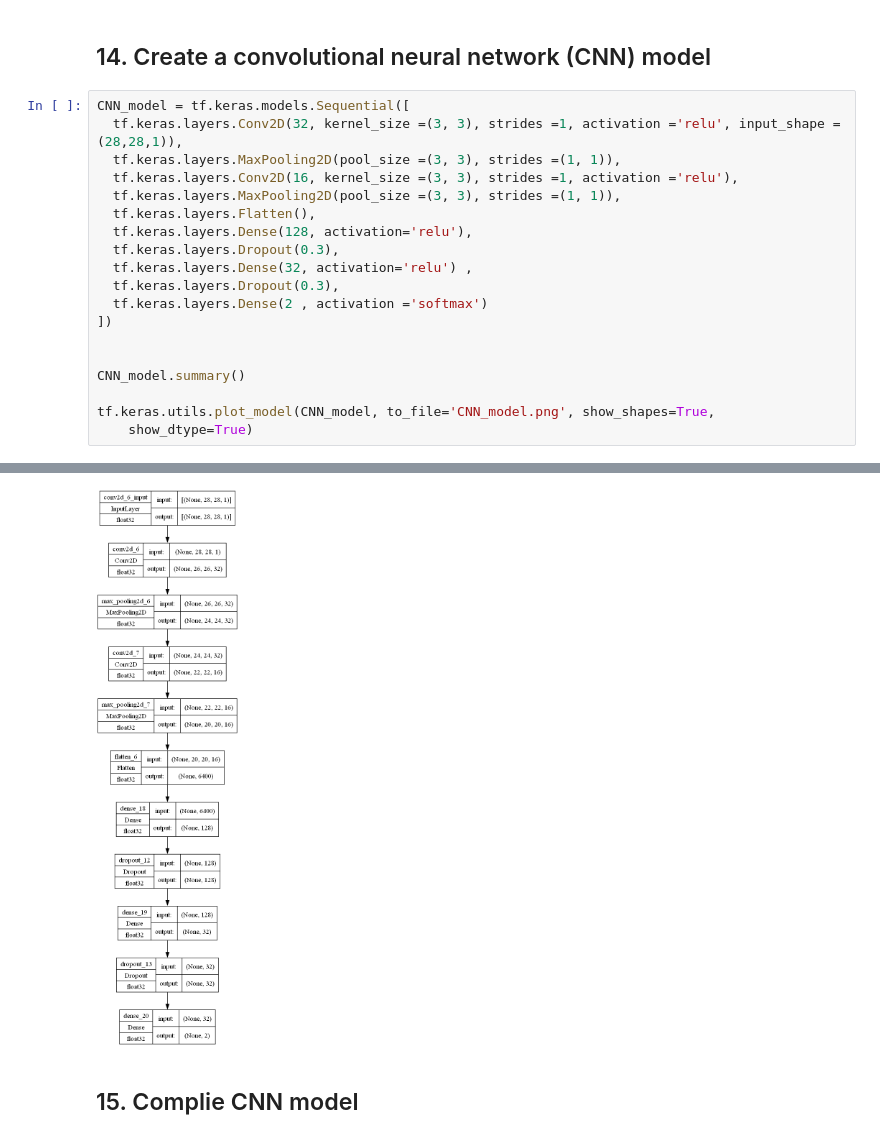
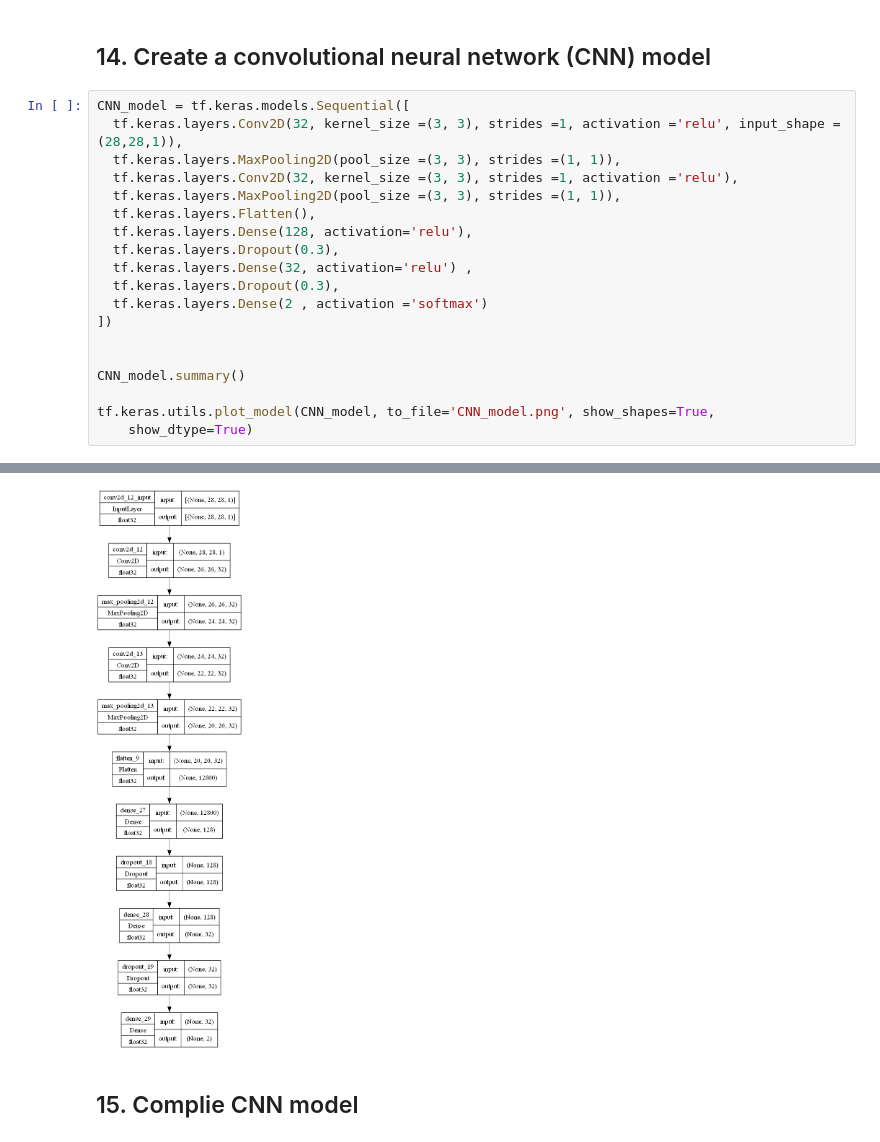
Before and after one commit to alexngys/AMLS_23-24_SN20000879, a Jupyter notebook: A/train.ipynb, the cells around one changed output, grey strips where cells are left out. Cells and saved outputs as stored; diff of their text form.

```diff
--- a/A/train.ipynb
+++ b/A/train.ipynb
@@ -252,7 +278,7 @@ fig.subplots_adjust(top=1.4)
 CNN_model = tf.keras.models.Sequential([
   tf.keras.layers.Conv2D(32, kernel_size =(3, 3), strides =1, activation ='relu', input_shape = (28,28,1)),
   tf.keras.layers.MaxPooling2D(pool_size =(3, 3), strides =(1, 1)),
-  tf.keras.layers.Conv2D(16, kernel_size =(3, 3), strides =1, activation ='relu'),
+  tf.keras.layers.Conv2D(32, kernel_size =(3, 3), strides =1, activation ='relu'),
   tf.keras.layers.MaxPooling2D(pool_size =(3, 3), strides =(1, 1)),
   tf.keras.layers.Flatten(),
   tf.keras.layers.Dense(128, activation='relu'),
@@ -286,6 +312,6 @@ Trainable params: 828466 (3.16 MB)
 Non-trainable params: 0 (0.00 Byte)
 _________________________________________________________________
-[figure, old version]
+[figure, new version]
 # %% [markdown]
 ## 15. Complie CNN model
 # %%
```
Also changed, not shown: parts of 9 cells of this notebook, 1 other file.
